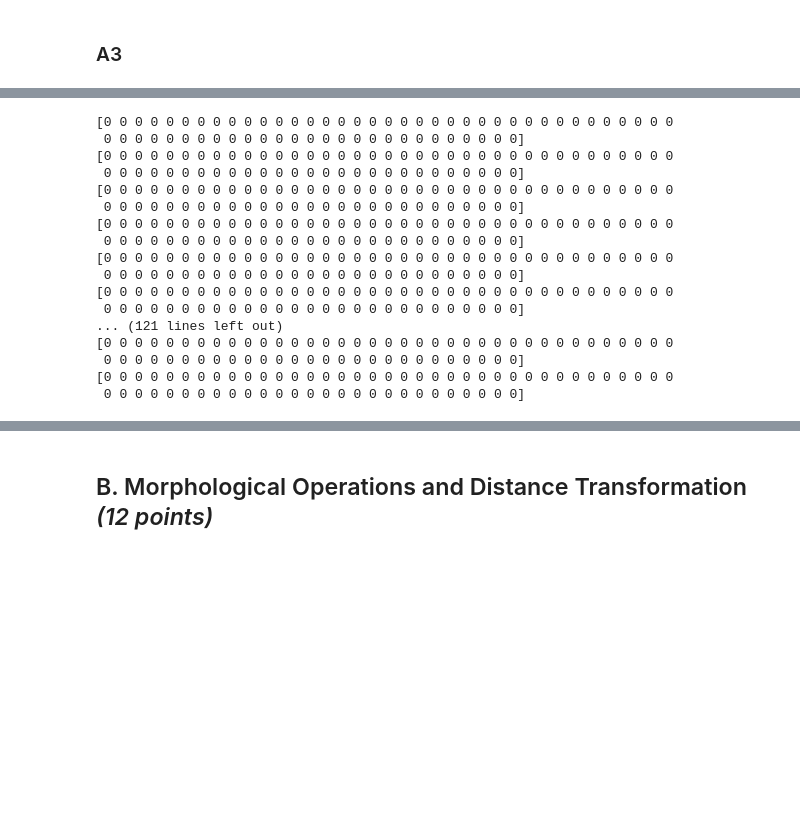
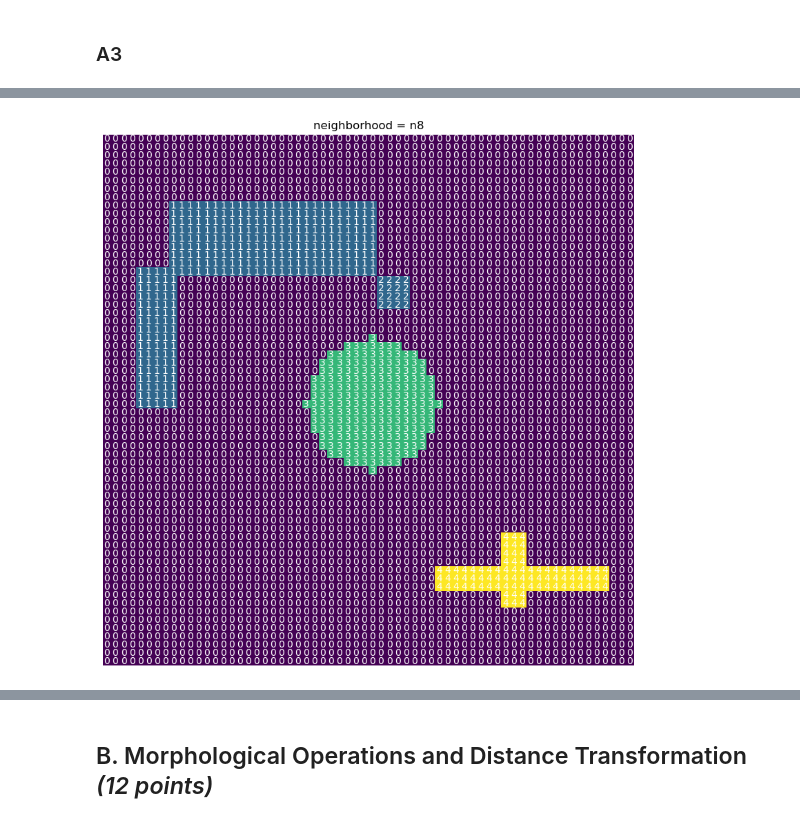
Before and after one commit to seungho1010/learn_photogrammetry, a Jupyter notebook: photogrammetry 1/pho1_4_binary_images/ex-04-lastename1-lastname2.ipynb, the cells around one changed output, grey strips where cells are left out. Saved outputs shown, nothing was run; the diff lists cells and outputs as text; code cells hidden in the pictures; blank space fills up the shorter version.

```diff
--- a/photogrammetry 1/pho1_4_binary_images/ex-04-lastename1-lastname2.ipynb
+++ b/photogrammetry 1/pho1_4_binary_images/ex-04-lastename1-lastname2.ipynb
@@ -451,21 +203,18 @@ plt.show()
-# %%
-for i in range(e_CCimage_n4.shape[0]):
-    print(e_CCimage_n4[i,:])
-# %% [output]
-[0 0 0 0 0 0 0 0 0 0 0 0 0 0 0 0 0 0 0 0 0 0 0 0 0 0 0 0 0 0 0 0 0 0 0 0 0
- 0 0 0 0 0 0 0 0 0 0 0 0 0 0 0 0 0 0 0 0 0 0 0 0 0 0 0]
-[0 0 0 0 0 0 0 0 0 0 0 0 0 0 0 0 0 0 0 0 0 0 0 0 0 0 0 0 0 0 0 0 0 0 0 0 0
- 0 0 0 0 0 0 0 0 0 0 0 0 0 0 0 0 0 0 0 0 0 0 0 0 0 0 0]
-[0 0 0 0 0 0 0 0 0 0 0 0 0 0 0 0 0 0 0 0 0 0 0 0 0 0 0 0 0 0 0 0 0 0 0 0 0
- 0 0 0 0 0 0 0 0 0 0 0 0 0 0 0 0 0 0 0 0 0 0 0 0 0 0 0]
-[0 0 0 0 0 0 0 0 0 0 0 0 0 0 0 0 0 0 0 0 0 0 0 0 0 0 0 0 0 0 0 0 0 0 0 0 0
- 0 0 0 0 0 0 0 0 0 0 0 0 0 0 0 0 0 0 0 0 0 0 0 0 0 0 0]
-[0 0 0 0 0 0 0 0 0 0 0 0 0 0 0 0 0 0 0 0 0 0 0 0 0 0 0 0 0 0 0 0 0 0 0 0 0
- 0 0 0 0 0 0 0 0 0 0 0 0 0 0 0 0 0 0 0 0 0 0 0 0 0 0 0]
-[0 0 0 0 0 0 0 0 0 0 0 0 0 0 0 0 0 0 0 0 0 0 0 0 0 0 0 0 0 0 0 0 0 0 0 0 0
- 0 0 0 0 0 0 0 0 0 0 0 0 0 0 0 0 0 0 0 0 0 0 0 0 0 0 0]
-... (121 lines left out)
-[0 0 0 0 0 0 0 0 0 0 0 0 0 0 0 0 0 0 0 0 0 0 0 0 0 0 0 0 0 0 0 0 0 0 0 0 0
- 0 0 0 0 0 0 0 0 0 0 0 0 0 0 0 0 0 0 0 0 0 0 0 0 0 0 0]
-[0 0 0 0 0 0 0 0 0 0 0 0 0 0 0 0 0 0 0 0 0 0 0 0 0 0 0 0 0 0 0 0 0 0 0 0 0
- 0 0 0 0 0 0 0 0 0 0 0 0 0 0 0 0 0 0 0 0 0 0 0 0 0 0 0]
+# %%
+# Compute the components image with N4 Neighborhood and visualize your result
+CCimage_n8 = connected_components(binary_image, 'n8')
+
+plt.figure(figsize=(10, 10))
+plt.imshow(CCimage_n8)
+
+# Loop over data dimensions and create text annotations.
+for i in range(64):
+    for j in range(64):
+        text = plt.text(j, i, CCimage_n4[i, j],
+                       ha="center", va="center", color="w")
+
+plt.title('neighborhood = n8')
+plt.axis("off")
+plt.show()
+# %% [output]
+[figure, added]
```
Also changed, not shown: parts of 16 cells of this notebook, 2 other files.
